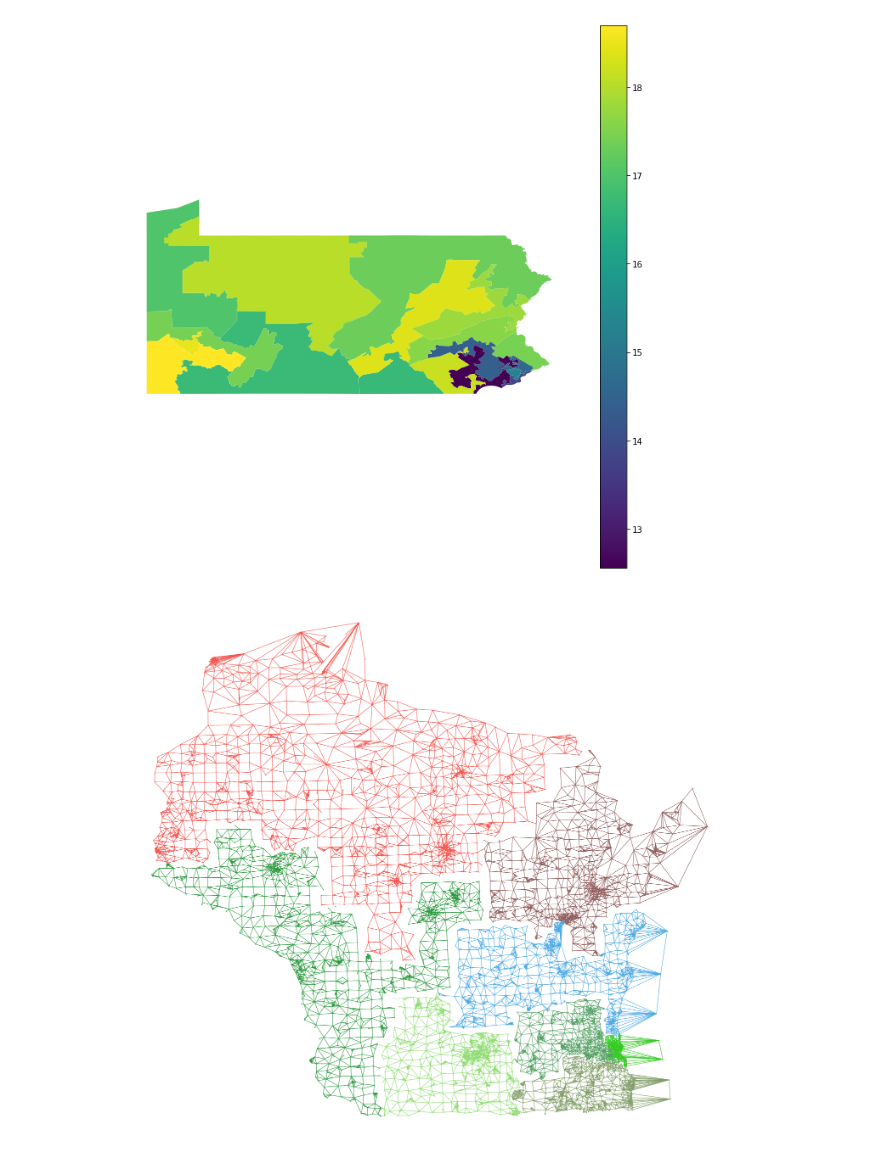
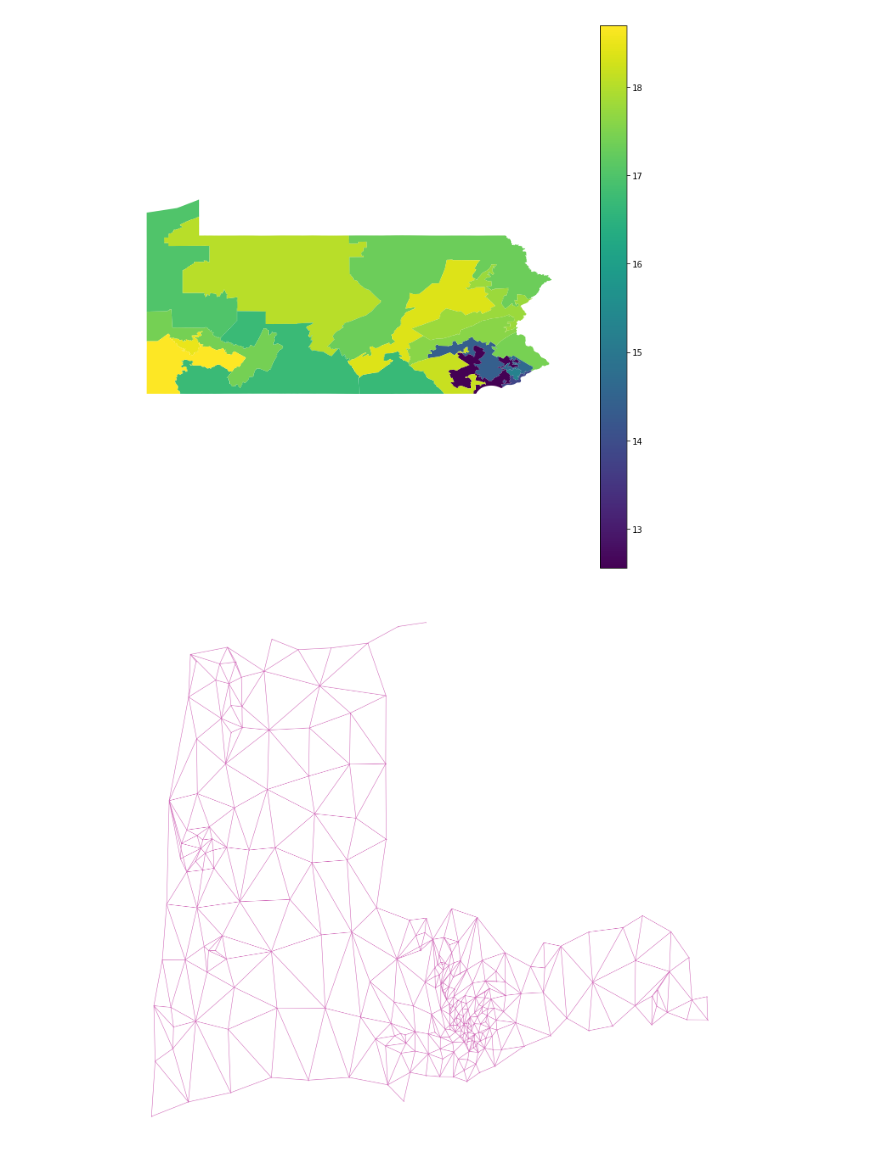
Before and after one commit to zschutzman/redistricting-old, a Jupyter notebook: adjacency_matrix_demo/adjacency_matrix_sample.ipynb, the cells around one changed output. Drawn from its saved outputs; the diff is of its cells as text; code cells hidden in the pictures.

```diff
--- a/adjacency_matrix_demo/adjacency_matrix_sample.ipynb
+++ b/adjacency_matrix_demo/adjacency_matrix_sample.ipynb
@@ -56,11 +56,16 @@ for ind, row in df_cd.iterrows():
         # you can build a laplacian matrix
         deg = np.diag(adj.sum(axis=0))
         lap = deg - adj
-
+        lap = lap.astype(int)
         # compute something interesting
         # here's the largest eigenvalue of adj
-        evals = np.real(scipy.linalg.eigvals(adj).tolist())
+        evals = np.linalg.eigvals(lap).tolist()
+        #print(evals)
+        evals = nx.spectrum.laplacian_spectrum(g)
+        print(0. in evals)
         evals.sort()
+        print(evals)
+        break
         #evals = evals[1:]
         new_vals.append(np.sum([np.exp(x) for x in evals])/(adj.shape[0]))
         # add it to the list
@@ -117,7 +141,7 @@ Text(0.5,1,' ')
 _first=True
 sp = None
 fig=plt.figure(figsize=(18, 16), dpi= 80, facecolor='w', edgecolor='k')
-state_no='55'
+state_no='25'
 
 for ind, row in df_cd.iterrows():
 
@@ -142,33 +166,33 @@ for ind, row in df_cd.iterrows():
         # this time, load it into a networkx graph
         gr = nx.from_numpy_matrix(adj)
 
         # grab (lon,lat) coords from the spatial index
         coords = []
 
         with open('spatial_indexes/'+fn+'_idx.txt', 'r') as sind:
             reader = csv.reader(sind, delimiter=',')
             for row in reader:
                 #print(row)
                 crd = (float(row[2]),float(row[1]))
                 # reproject to stateplane
                 #if _first: sp = stateplane.identify(crd[0],crd[1])
                 #crd = stateplane.from_latlon(crd[0],crd[1], abbr='')
                 #coords.append((crd[0], crd[1]))
                 #_first = False
 
                 # reproject to utm
-                crd = utm.from_latlon(crd[0],crd[1],15)[:2]
+                crd = utm.from_latlon(crd[0],crd[1],16)[:2]
                 #coords.append((crd[1],crd[0]))
                 coords.append(crd)
         # build a dictionary, because for some reason that's how
         # networkx wants coordinates...
         coord_dict = {}
         for n in gr.nodes:
             #print(n)
             coord_dict[n] = coords.pop(0)
         # pick a color, any color
         c = rgb2hex(random.randint(0,255), random.randint(0,255), random.randint(0,255))
         #c = random.choice(['tab:blue', 'tab:orange', 'tab:green', 'tab:red', 'tab:purple', 'tab:brown', 'tab:pink', 'tab:gray', 'tab:olive', 'tab:cyan'])
-        nx.draw(gr, coord_dict, node_size=1, node_color=c, edge_color=c)
+        if fcode[2:] == '01':nx.draw(gr, coord_dict, node_size=1, node_color=c, edge_color=c)
 # %% [output]
-[figure, old version]
+[figure, new version]
```
Also changed, not shown: parts of 1 cell of this notebook, 4 other files.
